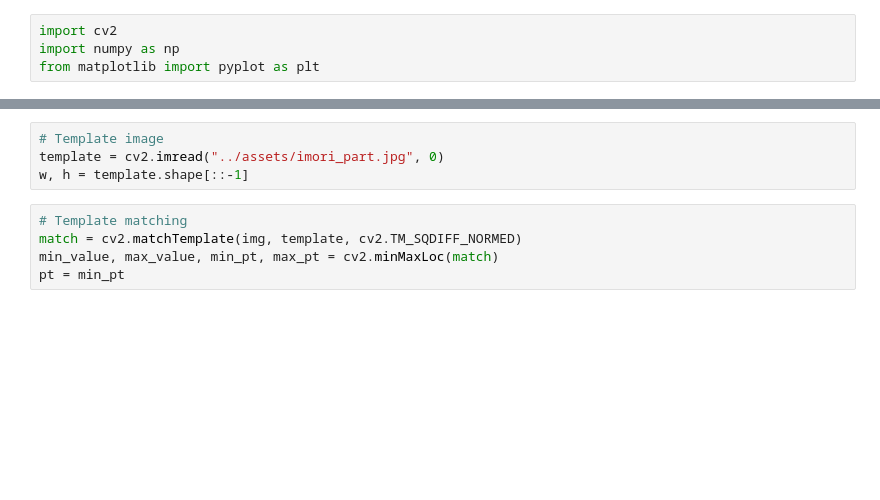
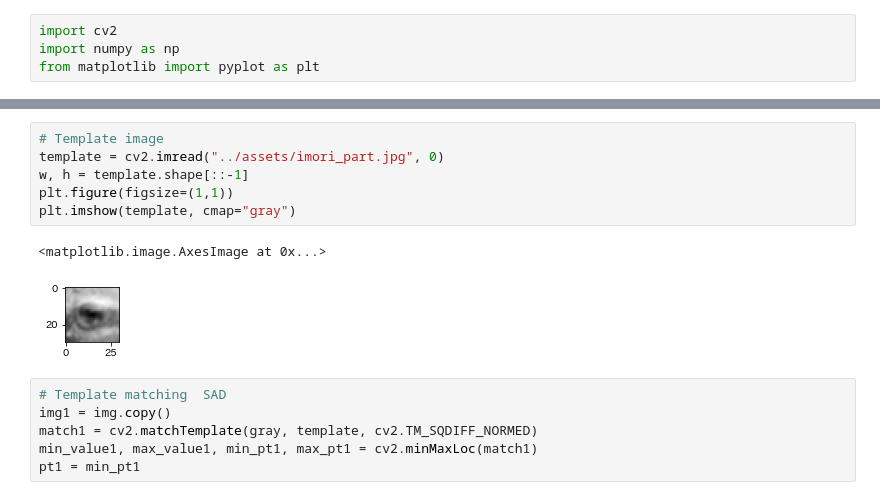
Before and after one commit to wkotaro/Image-Processing, a Jupyter notebook: code/Template Matching.ipynb, the cells around one changed output, grey strips where cells are left out. Drawn from its saved outputs; the diff is of its cells as text; blank space fills up the shorter version.

```diff
--- a/code/Template Matching.ipynb
+++ b/code/Template Matching.ipynb
@@ -8,9 +13,15 @@ img = cv2.imread("../assets/imori.jpg", 0)
 # %%
 # Template image
 template = cv2.imread("../assets/imori_part.jpg", 0)
 w, h = template.shape[::-1]
+plt.figure(figsize=(1,1))
+plt.imshow(template, cmap="gray")
+# %% [output]
+<matplotlib.image.AxesImage at 0x...>
+[figure, added]
 # %%
-# Template matching
-match = cv2.matchTemplate(img, template, cv2.TM_SQDIFF_NORMED)
-min_value, max_value, min_pt, max_pt = cv2.minMaxLoc(match)
-pt = min_pt
+# Template matching  SAD
+img1 = img.copy()
+match1 = cv2.matchTemplate(gray, template, cv2.TM_SQDIFF_NORMED)
+min_value1, max_value1, min_pt1, max_pt1 = cv2.minMaxLoc(match1)
+pt1 = min_pt1
```
Also changed, not shown: parts of 8 cells of this notebook.
